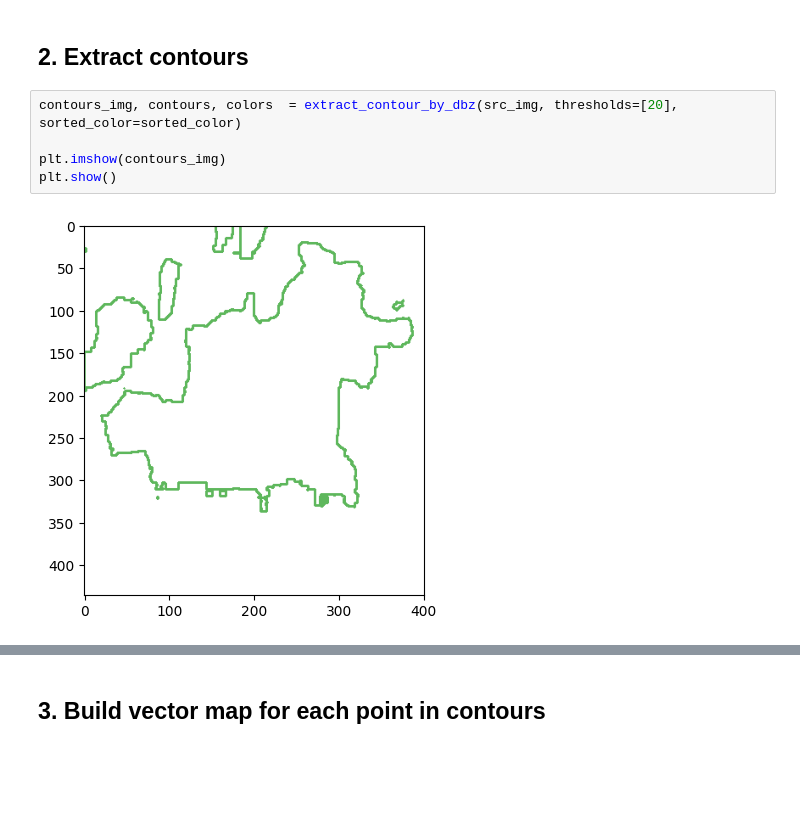
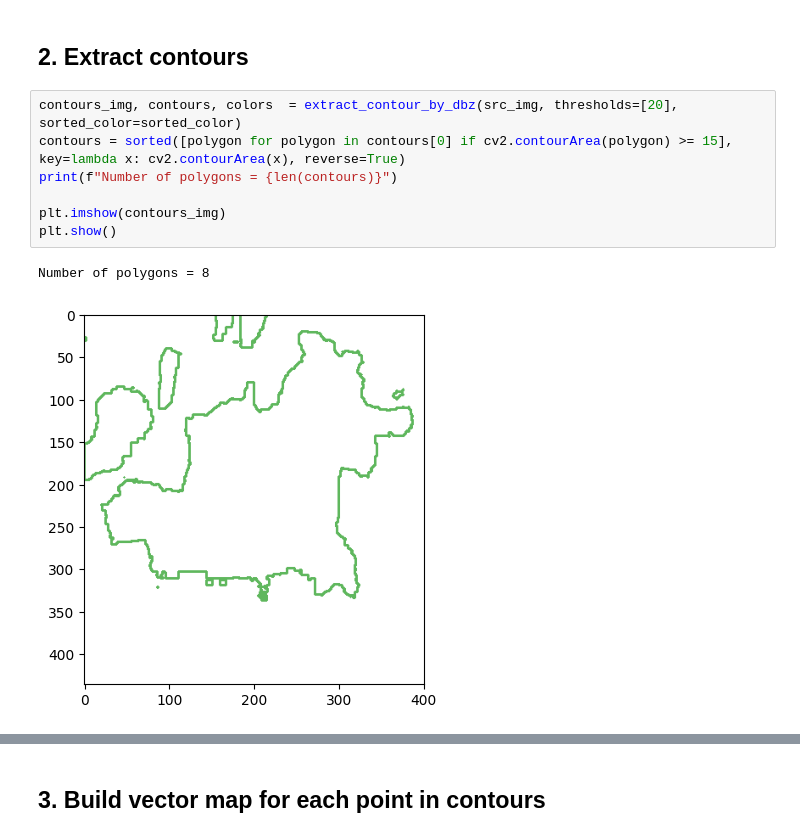
Before and after one commit to quochieu586/Thunderstorm-Nowcasting-Geometry-Topology-Approach, a Jupyter notebook: polygon_represent.ipynb, the cells around one changed output, grey strips where cells are left out. Saved outputs shown, nothing was run; the diff lists cells and outputs as text; blank space fills up the shorter version.

```diff
--- a/polygon_represent.ipynb
+++ b/polygon_represent.ipynb
@@ -46,9 +46,12 @@ sorted_color[:3]
 ## 2. Extract contours
 # %%
 contours_img, contours, colors  = extract_contour_by_dbz(src_img, thresholds=[20], sorted_color=sorted_color)
+contours = sorted([polygon for polygon in contours[0] if cv2.contourArea(polygon) >= 15], key=lambda x: cv2.contourArea(x), reverse=True)
+print(f"Number of polygons = {len(contours)}")
 
 plt.imshow(contours_img)
 plt.show()
 # %% [output]
+Number of polygons = 8
-[figure, old version]
+[figure, new version]
 # %%
```
Also changed, not shown: parts of 6 cells of this notebook, 7 other files.
